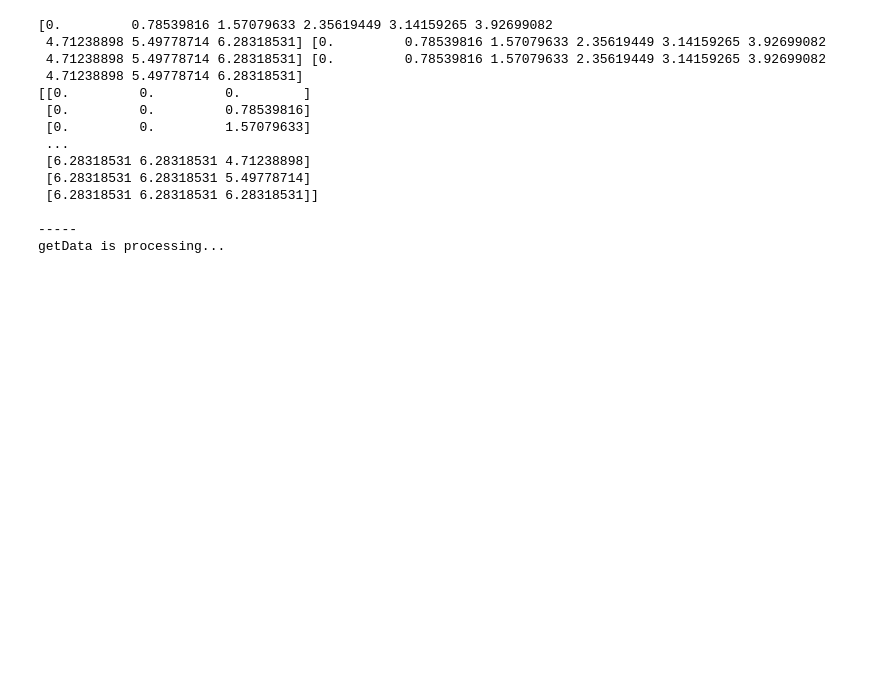
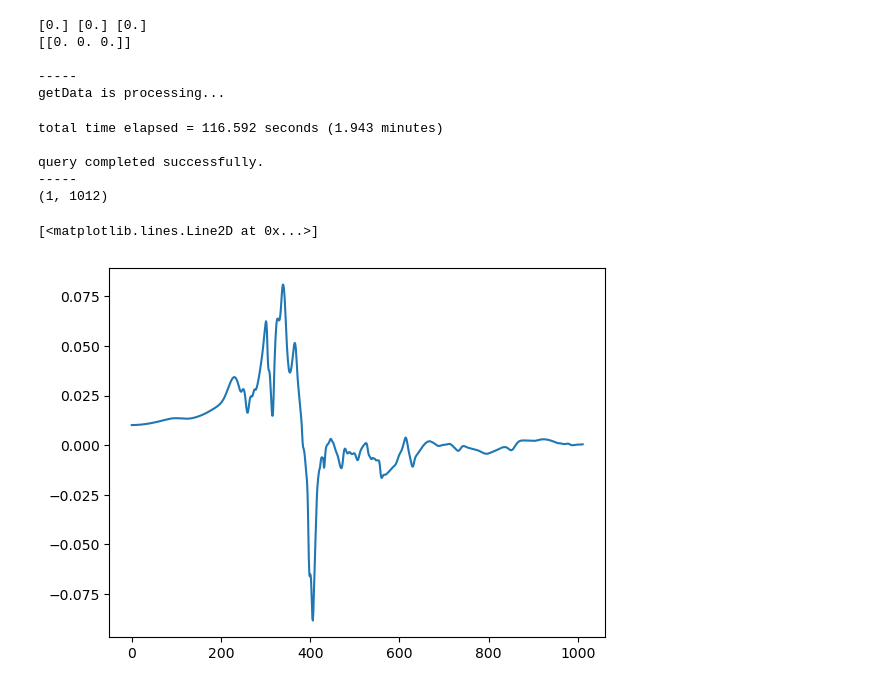
Before and after one commit to jb2467/RQA-and-mrDMD, a Jupyter notebook: Turbulence/Data/GettingHBDT.ipynb, the cells around one changed output. Cells and saved outputs as stored; diff of their text form; code cells hidden in the pictures; blank space fills up the shorter version.

```diff
--- a/Turbulence/Data/GettingHBDT.ipynb
+++ b/Turbulence/Data/GettingHBDT.ipynb
@@ -3,22 +3,38 @@ from giverny.turbulence_dataset import *
 from giverny.turbulence_toolkit import *
 import numpy as np
 import pandas as pd
-auth_token =
-#auth_token = 'edu.jhu.pha.turbulence.testing-201406'
+#auth_token =
+auth_token = 'edu.jhu.pha.turbulence.testing-201406'
 dataset_title = 'mixing'
 output_path = './giverny_output'
 
 dataset = turb_dataset(dataset_title = dataset_title, output_path = output_path, auth_token = auth_token)
 # %%
-var = "velocity"
-total_time  = 40.44
+var = "density"
+total_time  = 25.9
 t0  = 0
-dt = 0.04
-n_tgt = total_time / dt + 1
-n_tgt = int(n_tgt)
+n_tgt = 1000
+dt = total_time/n_tgt
 option = [total_time, dt]
 times    = np.linspace(0.0, total_time, n_tgt)
 spatial_method = "none"
 temporal_method = "none"
 spatial_op = "field"
 option = [total_time, dt]
+nx, ny, nz = 1, 1,1
+xs = np.linspace(0, 2*np.pi, nx)
+ys = np.linspace(0, 2*np.pi, ny)
+zs = np.linspace(0, 2*np.pi, nz)
+points = np.array([axis.ravel() for axis in np.meshgrid(xs, ys, zs, indexing = 'ij')], dtype = np.float64).T
+print(xs,ys,zs)
+print(points)
+arrays = []
+raw = getData(dataset, var ,t0,temporal_method, spatial_method, spatial_op, points, option)
+raw = np.asarray(raw)
+nt, *space_dims = raw.shape
+n_space = np.prod(space_dims)
+
+# reshape to (nt, n_space)
+snapshots = (raw.reshape(nt, n_space)).T
+print(snapshots.shape)
+np.save('mixingdatatemp.npy', snapshots)
@@ -25,36 +52,20 @@ option = [total_time, dt]
 # %%
-nx, ny, nz = 9, 9,9
-xs = np.linspace(0, 2*np.pi, nx)
-ys = np.linspace(0, 2*np.pi, ny)
-zs = np.linspace(0, 2*np.pi, nz)
-points = np.array([axis.ravel() for axis in np.meshgrid(xs, ys, zs, indexing = 'ij')], dtype = np.float64).T
-print(xs,ys,zs)
-print(points)
-arrays = []
-raw = getData(dataset, 'velocity',t0,temporal_method, spatial_method, spatial_op, points, option)
-raw = np.asarray(raw)
-nt, *space_dims = raw.shape
-n_space = np.prod(space_dims)
-
-# reshape to (nt, n_space)
-snapshots = (raw.reshape(nt, n_space)).T
-print(snapshots.shape)
-np.save('mixingdata5184.npy', snapshots)
 # %% [output]
-[0.         0.78539816 1.57079633 2.35619449 3.14159265 3.92699082
- 4.71238898 5.49778714 6.28318531] [0.         0.78539816 1.57079633 2.35619449 3.14159265 3.92699082
- 4.71238898 5.49778714 6.28318531] [0.         0.78539816 1.57079633 2.35619449 3.14159265 3.92699082
- 4.71238898 5.49778714 6.28318531]
-[[0.         0.         0.        ]
- [0.         0.         0.78539816]
- [0.         0.         1.57079633]
- ...
- [6.28318531 6.28318531 4.71238898]
- [6.28318531 6.28318531 5.49778714]
- [6.28318531 6.28318531 6.28318531]]
+[0.] [0.] [0.]
+[[0. 0. 0.]]
 
 -----
 getData is processing...
+total time elapsed = 116.592 seconds (1.943 minutes)
+
+query completed successfully.
+-----
+(1, 1012)
+# %%
+plt.plot(snapshots[0])
+# %% [output]
+[<matplotlib.lines.Line2D at 0x...>]
+[figure, added]
 # %%
 arrays = []
 raw = getData(dataset, 'velocity',t0,temporal_method, spatial_method, spatial_op, points, option)
```
Also changed, not shown: parts of 1 cell of this notebook, 28 other files.
